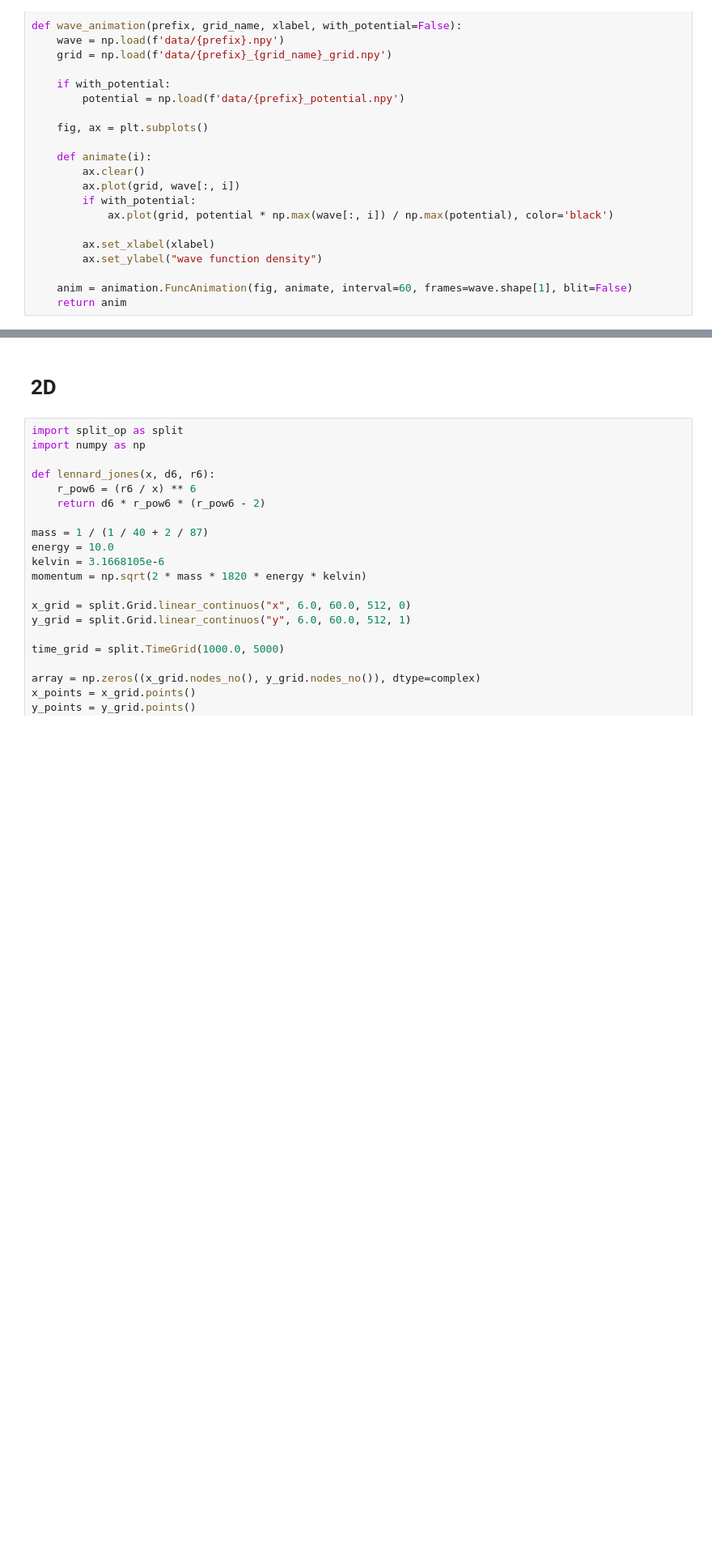
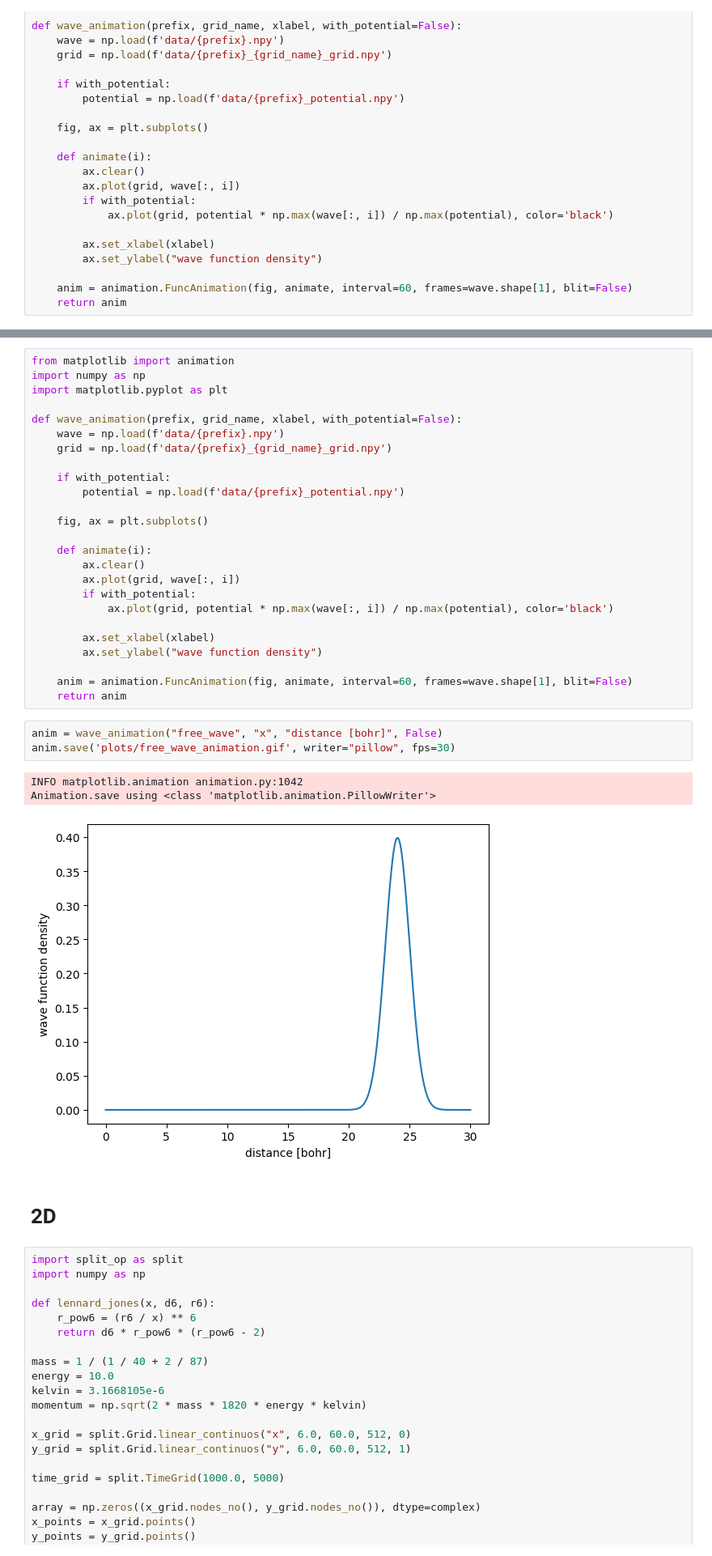
Before and after one commit to Wleter/split_op, a Jupyter notebook: tests.ipynb, the cells around one changed output, grey strips where cells are left out. Shown at 81% size. Cells and saved outputs as stored; diff of their text form; blank space fills up the shorter version.

```diff
--- a/tests.ipynb
+++ b/tests.ipynb
@@ -94,3 +144,35 @@ Animation.save using <class 'matplotlib.animation.PillowWriter'>
+# %%
+from matplotlib import animation
+import numpy as np
+import matplotlib.pyplot as plt
+
+def wave_animation(prefix, grid_name, xlabel, with_potential=False):
+    wave = np.load(f'data/{prefix}.npy')
+    grid = np.load(f'data/{prefix}_{grid_name}_grid.npy')
+
+    if with_potential:
+        potential = np.load(f'data/{prefix}_potential.npy')
+
+    fig, ax = plt.subplots()
+
+    def animate(i):
+        ax.clear()
+        ax.plot(grid, wave[:, i])
+        if with_potential:
+            ax.plot(grid, potential * np.max(wave[:, i]) / np.max(potential), color='black')
+
+        ax.set_xlabel(xlabel)
+        ax.set_ylabel("wave function density")
+
+    anim = animation.FuncAnimation(fig, animate, interval=60, frames=wave.shape[1], blit=False)
+    return anim
+# %%
+anim = wave_animation("free_wave", "x", "distance [bohr]", False)
+anim.save('plots/free_wave_animation.gif', writer="pillow", fps=30)
+# %% [output]
+INFO matplotlib.animation animation.py:1042
+Animation.save using <class 'matplotlib.animation.PillowWriter'>
+[figure, added]
 # %% [markdown]
 # 2D
 # %%
```
Also changed, not shown: parts of 3 cells of this notebook, 4 other files.
